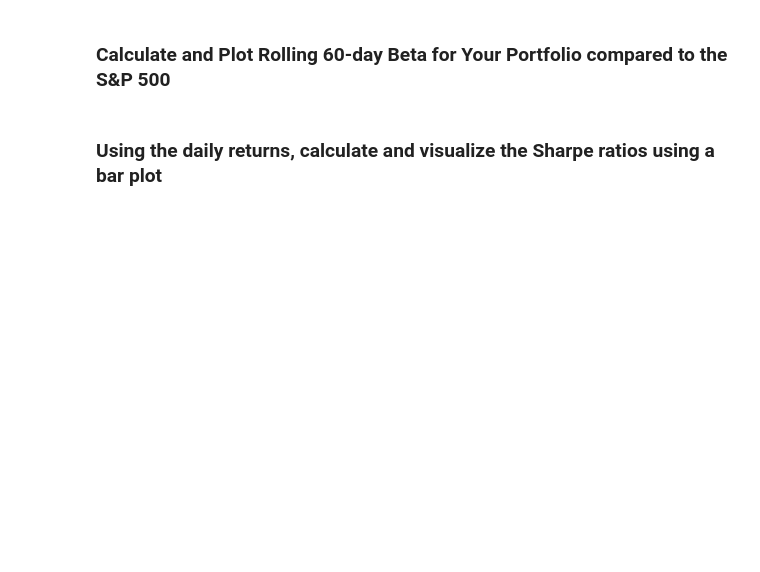
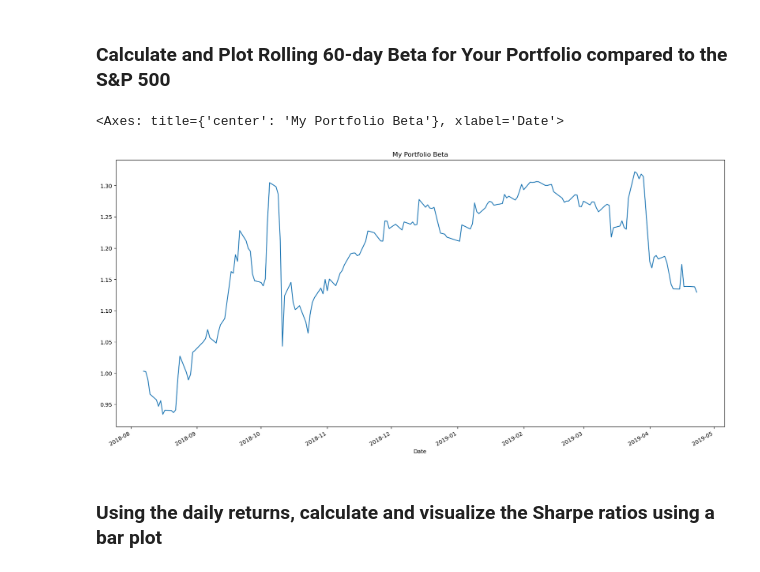
Before and after one commit to michelleluque/Pandas, a Jupyter notebook: whale_analysis.ipynb, the cells around one changed output. Drawn from its saved outputs; the diff is of its cells as text; code cells hidden in the pictures; blank space fills up the shorter version.

```diff
--- a/whale_analysis.ipynb
+++ b/whale_analysis.ipynb
@@ -501,3 +547,12 @@ weights = [1/3, 1/3, 1/3]
+# %%
+# Calculate and plot Beta
+covariance = all_portfolios["Custom"].rolling(window=60).cov(all_portfolios["S&P 500"])
+variance = all_portfolios["S&P 500"].rolling(60).var()
+beta = (covariance/variance)
+beta.plot(figsize=(20,10), title = "My Portfolio Beta")
+# %% [output]
+<Axes: title={'center': 'My Portfolio Beta'}, xlabel='Date'>
+[figure, added]
 # %% [markdown]
 ### Using the daily returns, calculate and visualize the Sharpe ratios using a bar plot
 # %%
```
Also changed, not shown: parts of 10 cells of this notebook.
